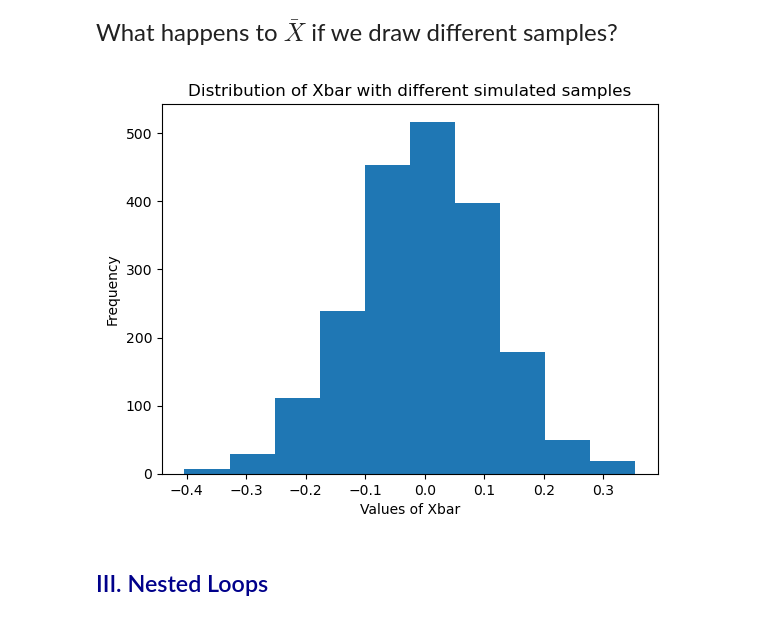
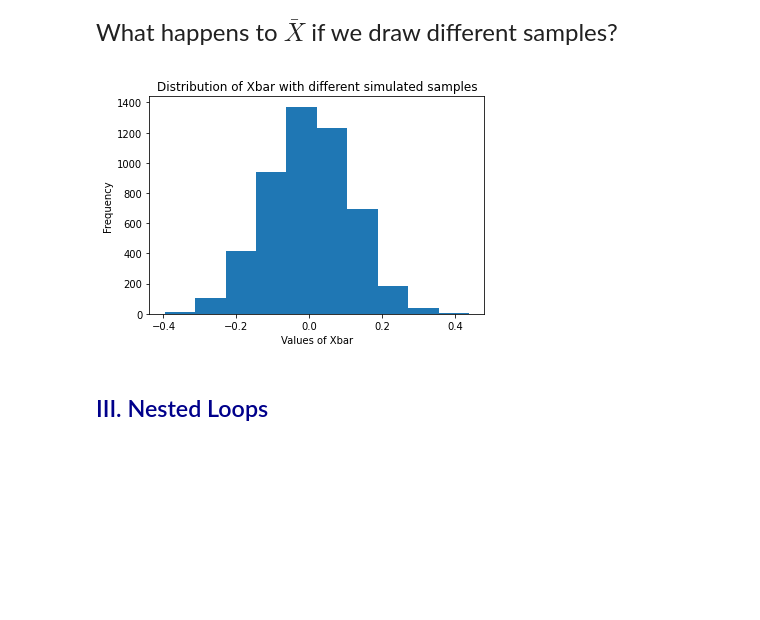
Before and after one commit to bobazach/qtm151spring2023_zach, a Jupyter notebook: Lecture 06/Lecture 6(personal copy).ipynb, the cells around one changed output. Saved outputs shown, nothing was run; the diff lists cells and outputs as text; code cells hidden in the pictures; blank space fills up the shorter version.

```diff
--- a/Lecture 06/Lecture 6(personal copy).ipynb
+++ b/Lecture 06/Lecture 6(personal copy).ipynb
@@ -155,24 +156,24 @@ What happens to $\bar{X}$ if we draw different samples?
 # %%
 # We will draw random sample "num_simulations" times
 # Each time we will create a random vector of size "sample_size"
 # In this example we will generate values from a uniform between -2 and 2.
 
-num_simulations = 2000
+num_simulations = 5000 # more simulation more normal distribution
 sample_size     = 100
 
 vec_xbar = [None] * num_simulations
 
 for iteration in range(num_simulations):
     vec_unif  = np.random.uniform(low = -2, high=2, size = sample_size)
     vec_xbar[iteration] = vec_unif.mean()
 
 plt.hist(vec_xbar)
 plt.title("Distribution of Xbar with different simulated samples")
 plt.ylabel("Frequency")
 plt.xlabel("Values of Xbar")
 plt.show()
 # %% [output]
-[figure, old version]
+[figure, new version]
 # %% [markdown]
 ## <span style="color:darkblue"> III. Nested Loops </span>
 # %% [markdown]
```
Also changed, not shown: parts of 9 cells of this notebook, 14 other files.
